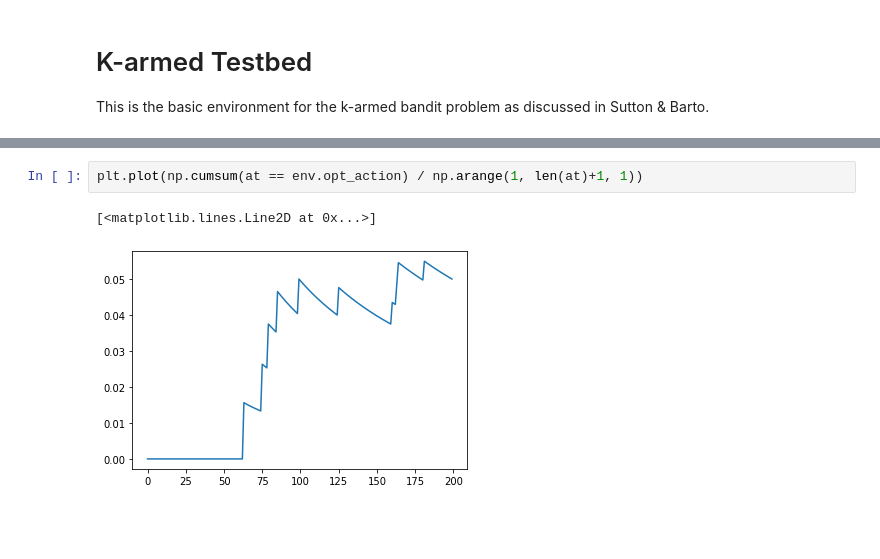
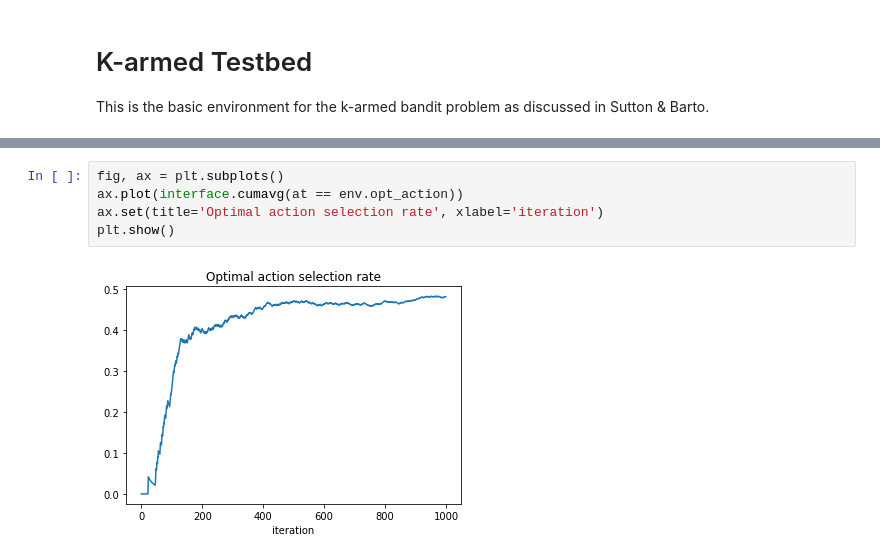
Before and after one commit to StanleyTuz/reinforcement-learning, a Jupyter notebook: sutton_barto/ch2.ipynb, the cells around one changed output, grey strips where cells are left out. Cells and saved outputs as stored; diff of their text form; blank space fills up the shorter version.

```diff
--- a/sutton_barto/ch2.ipynb
+++ b/sutton_barto/ch2.ipynb
@@ -46,5 +36,7 @@ interface.plot_results(agent, env, ax[1])
-# %%
-plt.plot(np.cumsum(at == env.opt_action) / np.arange(1, len(at)+1, 1))
-# %% [output]
-[<matplotlib.lines.Line2D at 0x...>]
-[figure, removed]
+# %%
+fig, ax = plt.subplots()
+ax.plot(interface.cumavg(at == env.opt_action))
+ax.set(title='Optimal action selection rate', xlabel='iteration')
+plt.show()
+# %% [output]
+[figure, added]
```
Also changed, not shown: parts of 11 cells of this notebook, 1 other file.
